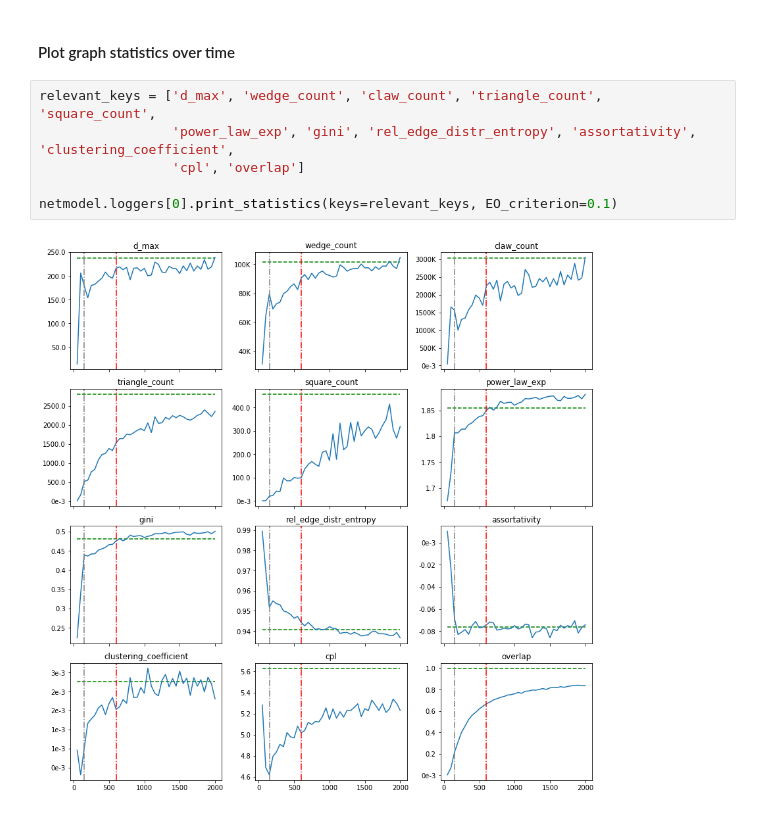
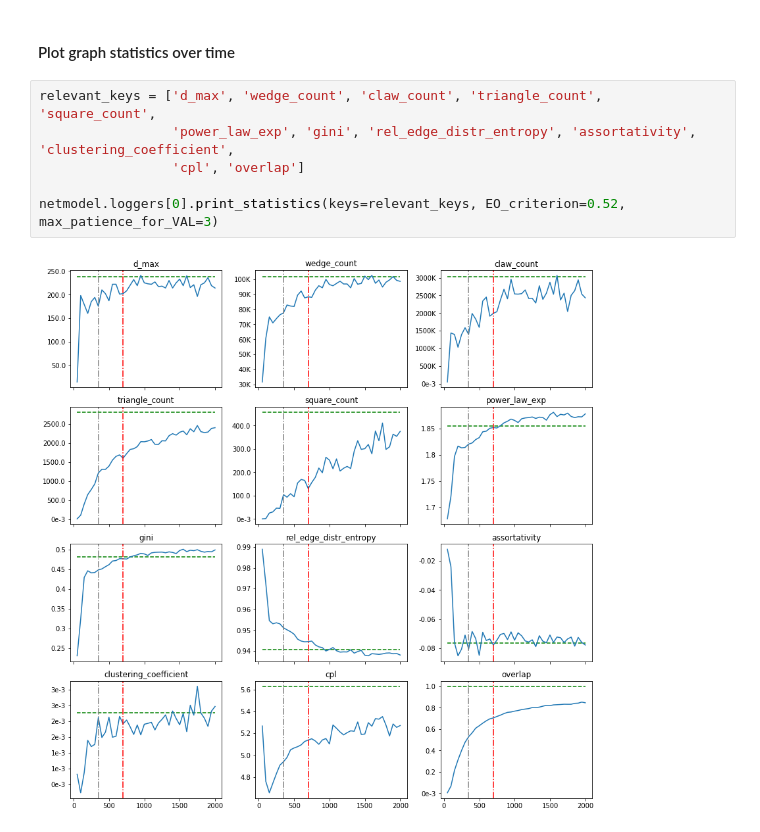
Before and after one commit to hheidrich/Net, a Jupyter notebook: exp/demo.ipynb, the cells around one changed output. Saved outputs shown, nothing was run; the diff lists cells and outputs as text.

```diff
--- a/exp/demo.ipynb
+++ b/exp/demo.ipynb
@@ -131,8 +141,8 @@ df[['d_max', 'assortativity', 'triangle_count',
 # %%
 relevant_keys = ['d_max', 'wedge_count', 'claw_count', 'triangle_count', 'square_count',
                  'power_law_exp', 'gini', 'rel_edge_distr_entropy', 'assortativity', 'clustering_coefficient',
                  'cpl', 'overlap']
 
-netmodel.loggers[0].print_statistics(keys=relevant_keys, EO_criterion=0.1)
+netmodel.loggers[0].print_statistics(keys=relevant_keys, EO_criterion=0.52, max_patience_for_VAL=3)
 # %% [output]
-[figure, old version]
+[figure, new version]
```
Also changed, not shown: parts of 5 cells of this notebook.
